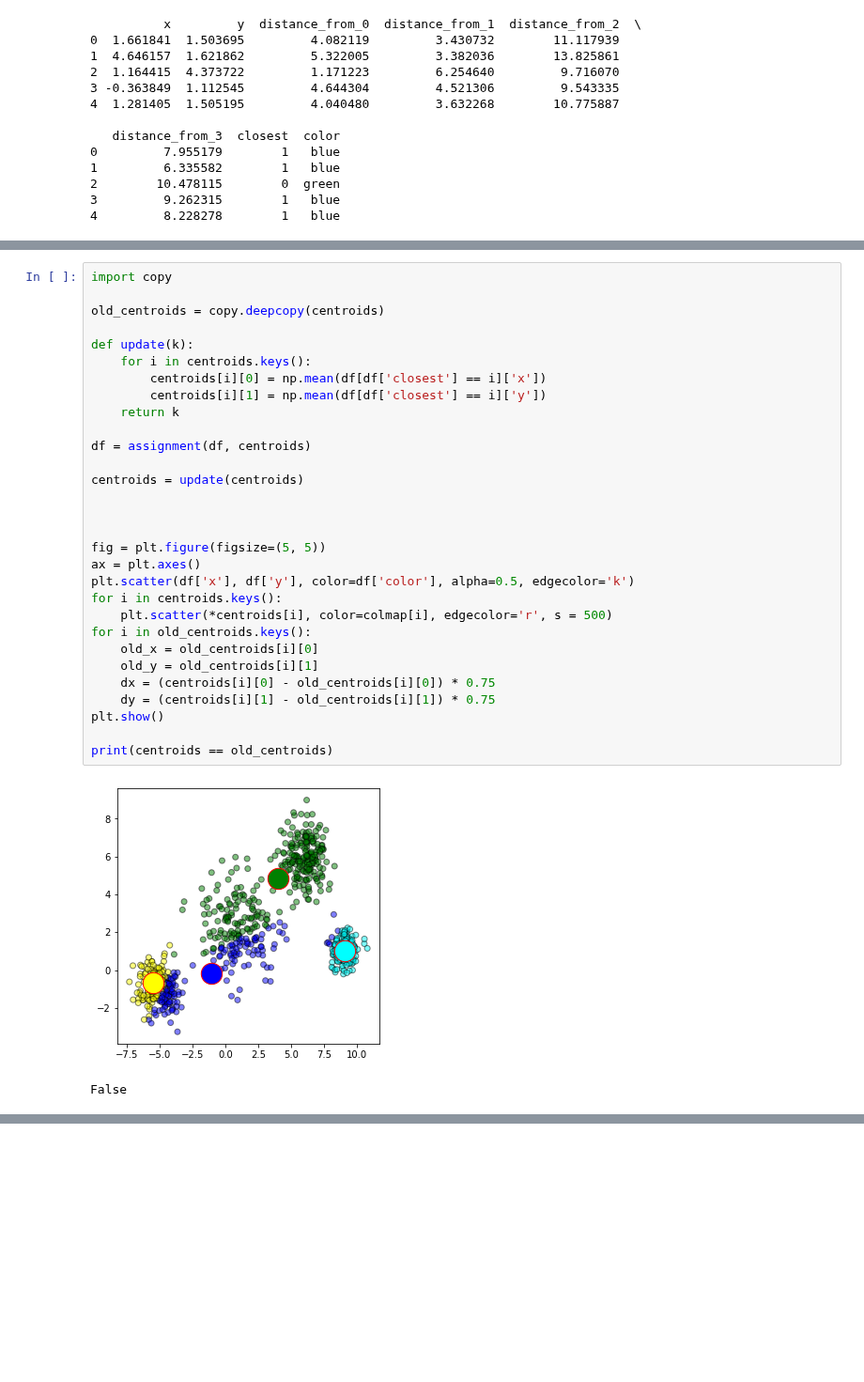
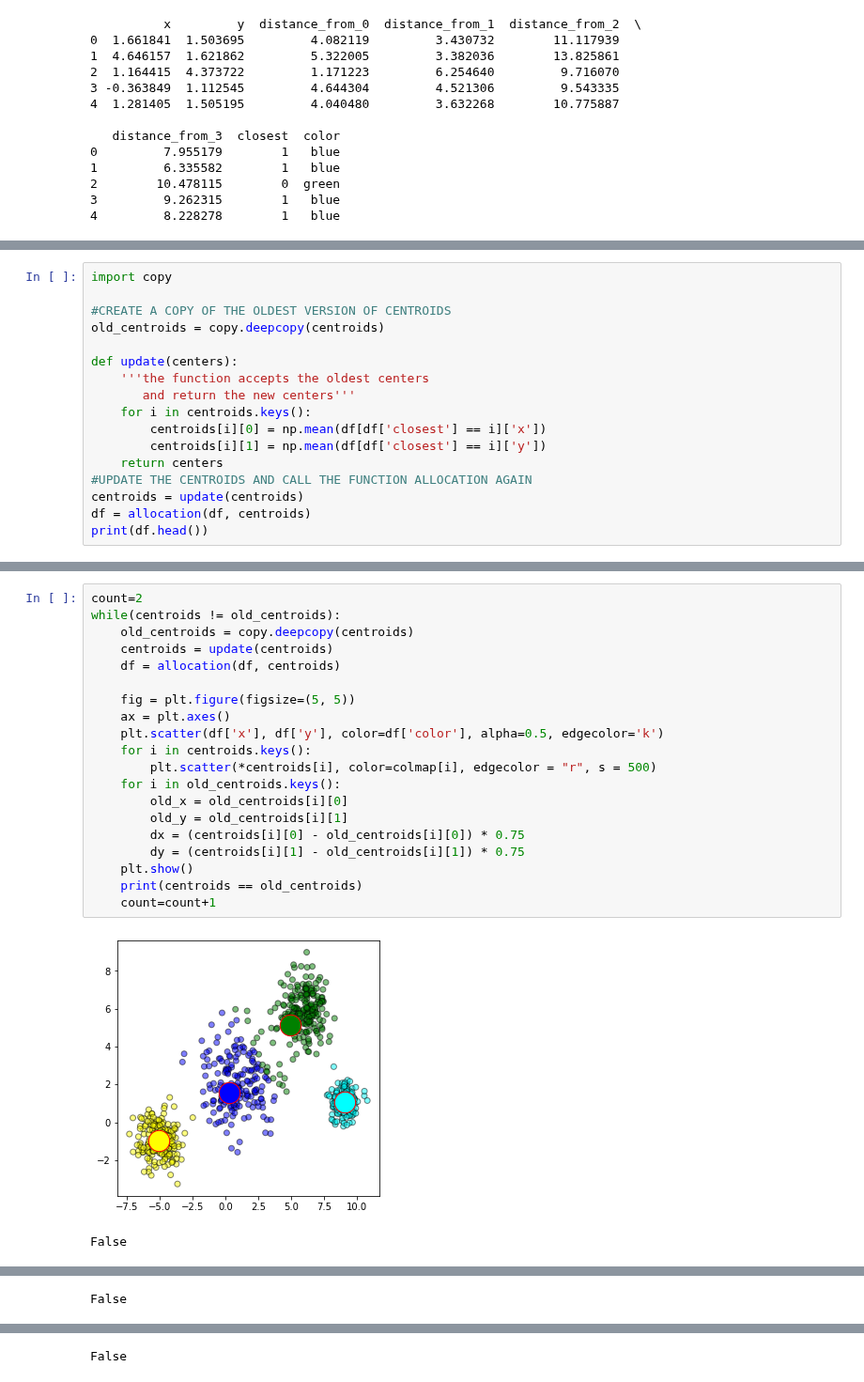
Before and after one commit to fracomp/datascience, a Jupyter notebook: Portfolio 3.ipynb, the cells around one changed output, grey strips where cells are left out. Shown at 94% size. Drawn from its saved outputs; the diff is of its cells as text; blank space fills up the shorter version.

```diff
--- a/Portfolio 3.ipynb
+++ b/Portfolio 3.ipynb
@@ -132,0 +142,17 @@ According to the table above, the first data point (id=0) has been assigned to b
+# %%
+import copy
+
+#CREATE A COPY OF THE OLDEST VERSION OF CENTROIDS
+old_centroids = copy.deepcopy(centroids)
+
+def update(centers):
+    '''the function accepts the oldest centers
+       and return the new centers'''
+    for i in centroids.keys():
+        centroids[i][0] = np.mean(df[df['closest'] == i]['x'])
+        centroids[i][1] = np.mean(df[df['closest'] == i]['y'])
+    return centers
+#UPDATE THE CENTROIDS AND CALL THE FUNCTION ALLOCATION AGAIN
+centroids = update(centroids)
+df = allocation(df, centroids)
+print(df.head())
@@ -133,33 +206,23 @@ According to the table above, the first data point (id=0) has been assigned to b
 # %%
-import copy
+count=2
+while(centroids != old_centroids):
+    old_centroids = copy.deepcopy(centroids)
+    centroids = update(centroids)
+    df = allocation(df, centroids)
 
-old_centroids = copy.deepcopy(centroids)
-
-def update(k):
+    fig = plt.figure(figsize=(5, 5))
+    ax = plt.axes()
+    plt.scatter(df['x'], df['y'], color=df['color'], alpha=0.5, edgecolor='k')
     for i in centroids.keys():
-        centroids[i][0] = np.mean(df[df['closest'] == i]['x'])
-        centroids[i][1] = np.mean(df[df['closest'] == i]['y'])
-    return k
-
-df = assignment(df, centroids)
-
-centroids = update(centroids)
-
-
-
-fig = plt.figure(figsize=(5, 5))
-ax = plt.axes()
-plt.scatter(df['x'], df['y'], color=df['color'], alpha=0.5, edgecolor='k')
-for i in centroids.keys():
-    plt.scatter(*centroids[i], color=colmap[i], edgecolor='r', s = 500)
-for i in old_centroids.keys():
-    old_x = old_centroids[i][0]
-    old_y = old_centroids[i][1]
-    dx = (centroids[i][0] - old_centroids[i][0]) * 0.75
-    dy = (centroids[i][1] - old_centroids[i][1]) * 0.75
-plt.show()
-
-print(centroids == old_centroids)
+        plt.scatter(*centroids[i], color=colmap[i], edgecolor = "r", s = 500)
+    for i in old_centroids.keys():
+        old_x = old_centroids[i][0]
+        old_y = old_centroids[i][1]
+        dx = (centroids[i][0] - old_centroids[i][0]) * 0.75
+        dy = (centroids[i][1] - old_centroids[i][1]) * 0.75
+    plt.show()
+    print(centroids == old_centroids)
+    count=count+1
 # %% [output]
-[figure, old version]
+[figure, new version]
 False
@@ -165,0 +230 @@ False
+False
@@ -165,0 +232 @@ False
+False
```
Also changed, not shown: parts of 25 cells of this notebook.
